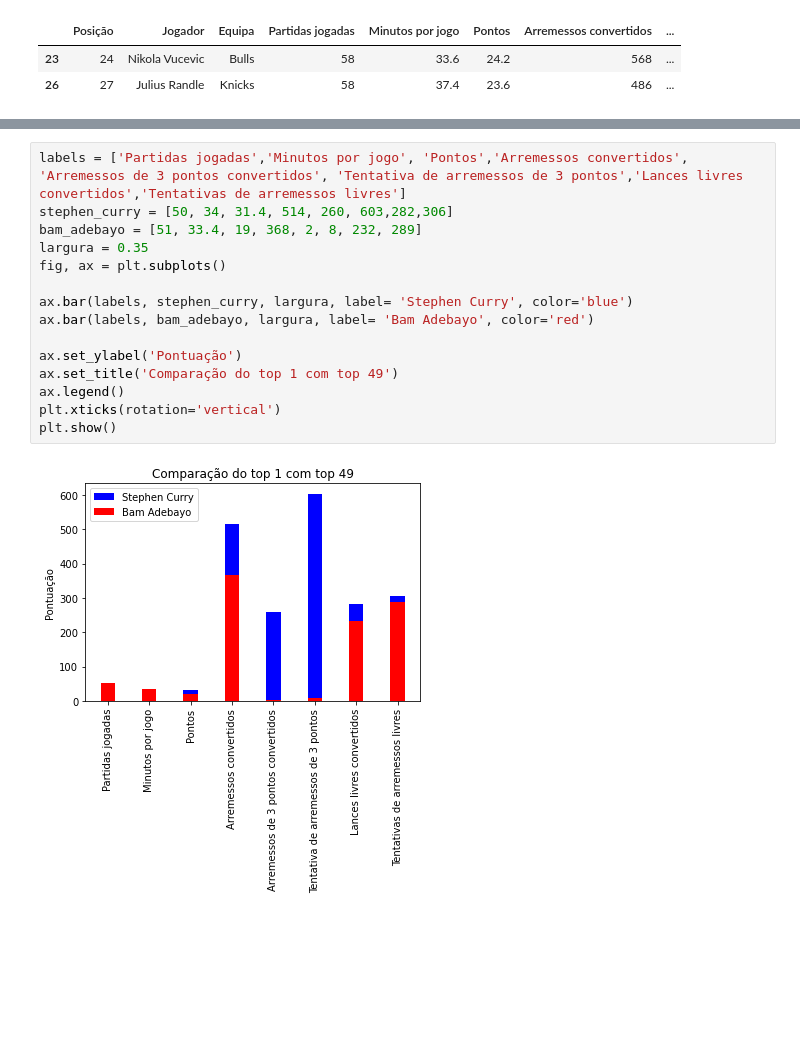
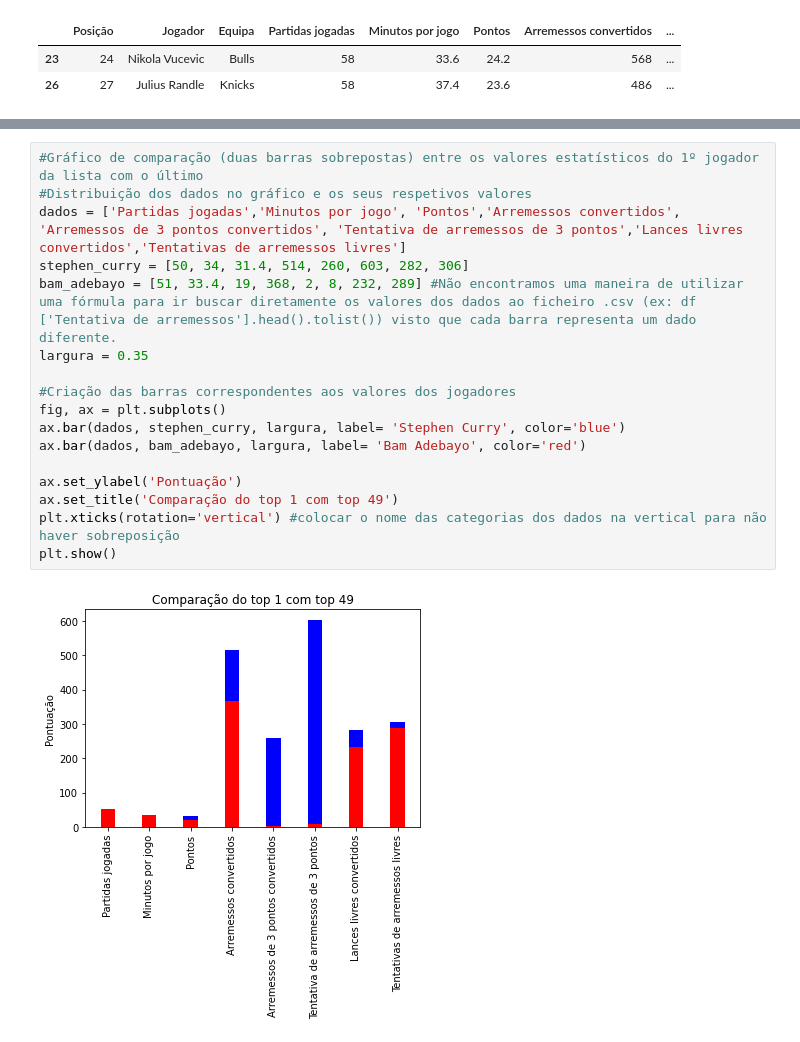
Before and after one commit to Inessantos1811/Projeto-programa-o, a Jupyter notebook: Projeto de programação_NBA.ipynb, the cells around one changed output, grey strips where cells are left out. Drawn from its saved outputs; the diff is of its cells as text; blank space fills up the shorter version.

```diff
--- a/Projeto de programação_NBA.ipynb
+++ b/Projeto de programação_NBA.ipynb
@@ -196,17 +193,19 @@ plt.show()
 # %%
-labels = ['Partidas jogadas','Minutos por jogo', 'Pontos','Arremessos convertidos', 'Arremessos de 3 pontos convertidos', 'Tentativa de arremessos de 3 pontos','Lances livres convertidos','Tentativas de arremessos livres']
-stephen_curry = [50, 34, 31.4, 514, 260, 603,282,306]
-bam_adebayo = [51, 33.4, 19, 368, 2, 8, 232, 289]
+#Gráfico de comparação (duas barras sobrepostas) entre os valores estatísticos do 1º jogador da lista com o último
+#Distribuição dos dados no gráfico e os seus respetivos valores
+dados = ['Partidas jogadas','Minutos por jogo', 'Pontos','Arremessos convertidos', 'Arremessos de 3 pontos convertidos', 'Tentativa de arremessos de 3 pontos','Lances livres convertidos','Tentativas de arremessos livres']
+stephen_curry = [50, 34, 31.4, 514, 260, 603, 282, 306]
+bam_adebayo = [51, 33.4, 19, 368, 2, 8, 232, 289] #Não encontramos uma maneira de utilizar uma fórmula para ir buscar diretamente os valores dos dados ao ficheiro .csv (ex: df ['Tentativa de arremessos'].head().tolist()) visto que cada barra representa um dado diferente.
 largura = 0.35
+
+#Criação das barras correspondentes aos valores dos jogadores
 fig, ax = plt.subplots()
-
-ax.bar(labels, stephen_curry, largura, label= 'Stephen Curry', color='blue')
-ax.bar(labels, bam_adebayo, largura, label= 'Bam Adebayo', color='red')
+ax.bar(dados, stephen_curry, largura, label= 'Stephen Curry', color='blue')
+ax.bar(dados, bam_adebayo, largura, label= 'Bam Adebayo', color='red')
 
 ax.set_ylabel('Pontuação')
 ax.set_title('Comparação do top 1 com top 49')
-ax.legend()
-plt.xticks(rotation='vertical')
+plt.xticks(rotation='vertical') #colocar o nome das categorias dos dados na vertical para não haver sobreposição
 plt.show()
 # %% [output]
-[figure, old version]
+[figure, new version]
```
Also changed, not shown: parts of 8 cells of this notebook.
